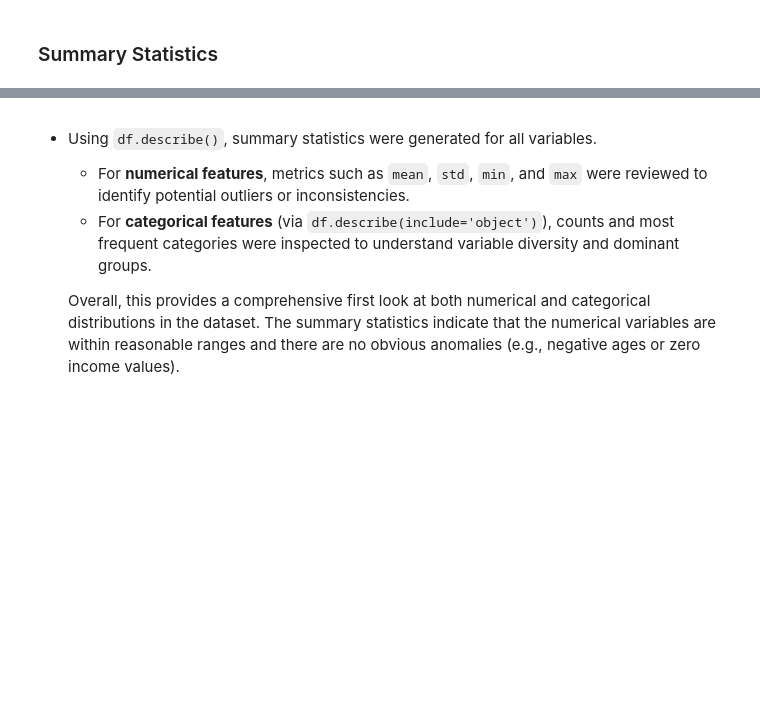
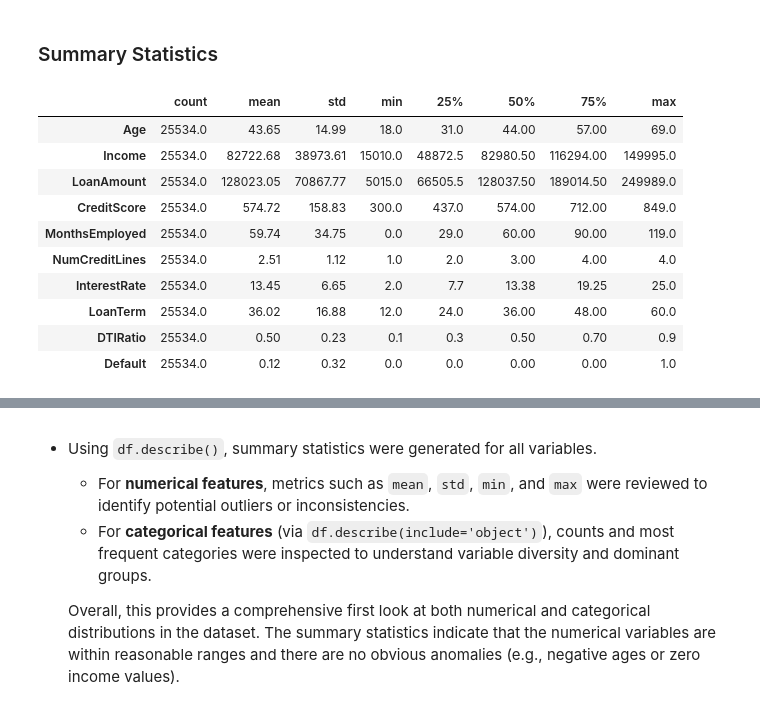
Before and after one commit to kathrinmzl/LoanGuard, a Jupyter notebook: jupyter_notebooks/01_DataCollection.ipynb, the cells around one changed output, grey strips where cells are left out. Cells and saved outputs as stored; diff of their text form; code cells hidden in the pictures; blank space fills up the shorter version.

Commit message:
feat: add data sampling to data collection notebook to reduce sample size for better prediction times

```diff
--- a/jupyter_notebooks/01_DataCollection.ipynb
+++ b/jupyter_notebooks/01_DataCollection.ipynb
@@ -91,0 +129,9 @@ df.head()
+# %%
+from sklearn.model_selection import train_test_split
+
+df_sample, _ = train_test_split(
+    df,
+    train_size=0.1,      # maybe reduce to 0.05
+    stratify=df["Default"],
+    random_state=42
+)
@@ -113,5 +230,17 @@ print("\nTotal number of NA values in the dataframe:", df.isna().sum().sum())
 # %% [markdown]
 ### Summary Statistics
 # %%
-df.describe().round(2).T
+df_sample.describe().round(2).T
+# %% [output]
+|  | count | mean | std | min | 25% | 50% | 75% | max |
+| Age | 25534.0 | 43.65 | 14.99 | 18.0 | 31.0 | 44.00 | 57.00 | 69.0 |
+| Income | 25534.0 | 82722.68 | 38973.61 | 15010.0 | 48872.5 | 82980.50 | 116294.00 | 149995.0 |
+| LoanAmount | 25534.0 | 128023.05 | 70867.77 | 5015.0 | 66505.5 | 128037.50 | 189014.50 | 249989.0 |
+| CreditScore | 25534.0 | 574.72 | 158.83 | 300.0 | 437.0 | 574.00 | 712.00 | 849.0 |
+| MonthsEmployed | 25534.0 | 59.74 | 34.75 | 0.0 | 29.0 | 60.00 | 90.00 | 119.0 |
+| NumCreditLines | 25534.0 | 2.51 | 1.12 | 1.0 | 2.0 | 3.00 | 4.00 | 4.0 |
+| InterestRate | 25534.0 | 13.45 | 6.65 | 2.0 | 7.7 | 13.38 | 19.25 | 25.0 |
+| LoanTerm | 25534.0 | 36.02 | 16.88 | 12.0 | 24.0 | 36.00 | 48.00 | 60.0 |
+| DTIRatio | 25534.0 | 0.50 | 0.23 | 0.1 | 0.3 | 0.50 | 0.70 | 0.9 |
+| Default | 25534.0 | 0.12 | 0.32 | 0.0 | 0.0 | 0.00 | 0.00 | 1.0 |
 # %%
```
Also changed, not shown: parts of 19 cells of this notebook.
